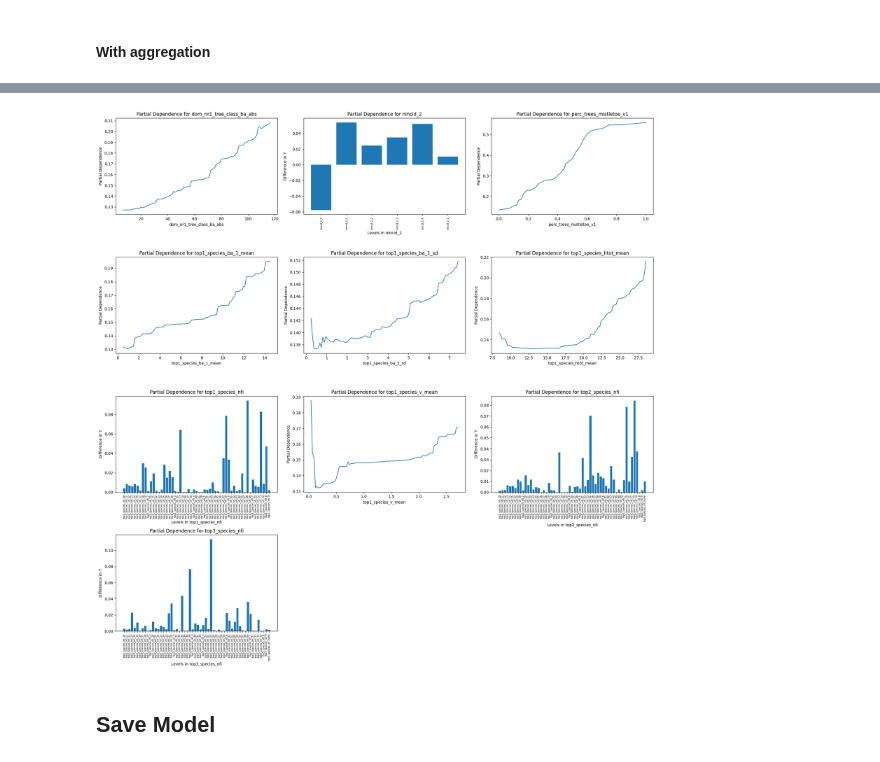
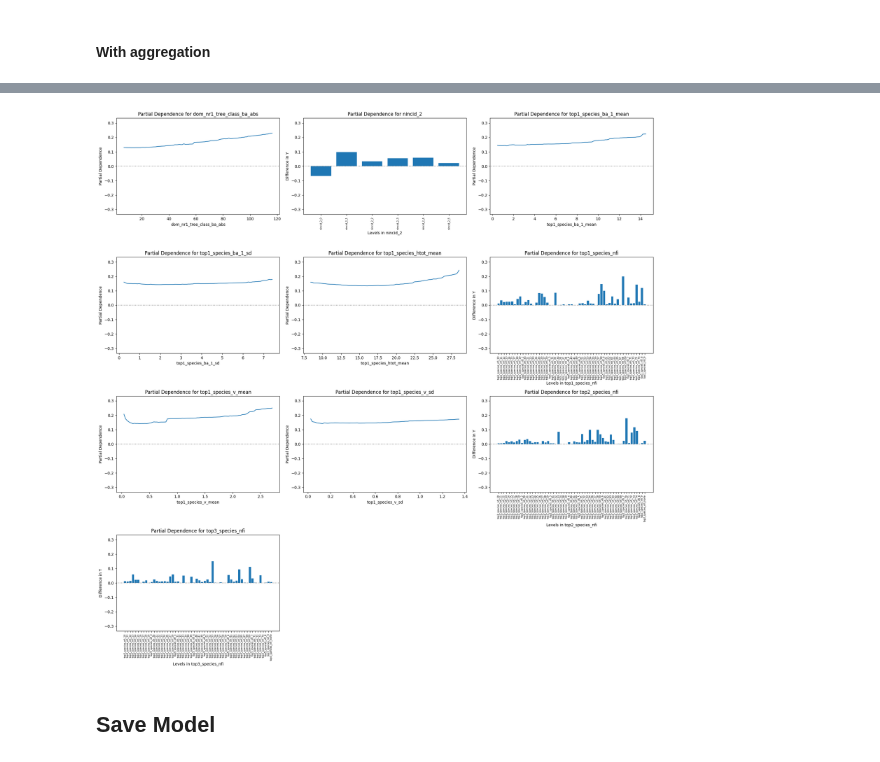
Before and after one commit to padasch/ifn_analysis, a Jupyter notebook: python/04_run_ml_models/run_random_forest.ipynb, the cells around one changed output, grey strips where cells are left out. Saved outputs shown, nothing was run; the diff lists cells and outputs as text; code cells hidden in the pictures.

Commit message:
major updates updated strata aggregation algorithm | added rmqs data | aggregated PDP plots

```diff
--- a/python/04_run_ml_models/run_random_forest.ipynb
+++ b/python/04_run_ml_models/run_random_forest.ipynb
@@ -1394,7 +1684,6 @@ with open(file_path, "w") as file:
 # %% [markdown]
 ## ⚙️ Data Cleaning
 # %%
-# Get dataset from above
-rf_data_raw = nfi_at_location_level_with_gee.copy()
+rf_data_raw = final_df_before_rf_section.copy()
 print("Shape of rf_data_raw:", rf_data_raw.shape)
 # %% [output]
@@ -2740,7 +2832,7 @@ Test Data:
 #### Without aggregation
 # %%
 if user_input["do_ref"]:
-    show_top_n = int(max_r2_features)
+    show_top_n = min(20, int(max_r2_features))
 else:
     show_top_n = 20
 # %%
@@ -2823,7 +2909,7 @@ var_ohe_dict_reduced = {
     for key, value in var_ohe_dict.items()
     if any(col in top_vars_pdp_ohed for col in value)
 }
+# Flip dict for easier handling
 dict_flipd = {
-    ohe: orig for orig, ohe_list in original_to_ohe.items() for ohe in ohe_list
+    ohe: orig for orig, ohe_list in var_ohe_dict_reduced.items() for ohe in ohe_list
 }
-dict_flipd
@@ -2867,8 +2935,27 @@ for i in range(len(top_vars_pdp_ohed)):
     )
     # Append new row to final_df
     final_df = pd.concat([final_df, new_row], axis=0)
+
+
+# Attach importance to sort and make sure the plotting order follows the importance
+# final_df = (
+#     pd.merge(
+#         final_df,
+#         df_featimp_withagg.rename(columns={"Feature": "non_ohed_var"})[
+#             ["non_ohed_var", "Importance"]
+#         ],
+#         on="non_ohed_var",
+#         how="left",
+#     )
+#     .sort_values(by="Importance", ascending=False)
+#     .drop(columns="Importance")
+# )
+
+max_effect = np.max(final_df["y_values"])
+df_groups = final_df.groupby("non_ohed_var")
 # %%
 import matplotlib.pyplot as plt
+
 
 def make_pdp_subplots(ax, df_in, var_name, var_type):
     if var_type == "categorical":
@@ -2878,9 +2965,12 @@ def make_pdp_subplots(ax, df_in, var_name, var_type):
 
         # Plot on the provided axis
         ax.bar(pivot_df.index, pivot_df["difference"])
+        ax.axhline(0, linestyle="dotted", color="gray")
+
         ax.set_xlabel(f"Levels in {var_name}")
         ax.set_xticklabels(ax.get_xticklabels(), rotation=90, fontsize=6)
         ax.set_ylabel("Difference in Y")
+        ax.set_ylim(-max_effect, max_effect)
         ax.set_title(f"Partial Dependence for {var_name}")
 
     else:
@@ -2889,40 +2979,42 @@ def make_pdp_subplots(ax, df_in, var_name, var_type):
 
         # Plot on the provided axis
         ax.plot(df_tmp["x_values"], df_tmp["y_values"])
+        ax.axhline(0, linestyle="dotted", color="gray")
         ax.set_xlabel(var_name)
         ax.set_ylabel("Partial Dependence")
+        ax.set_ylim(-max_effect, max_effect)
         ax.set_title(f"Partial Dependence for {var_name}")
 
 
 # Create a figure with m rows x n columns of subplots
 fig, axs = plt.subplots(4, 3, figsize=(20, 20))  # Adjust the figure size as needed
 axs = axs.flatten()  # Flatten the array to easily iterate over it
 
 # Iterate over groups and plot
 ax_idx = 0
 for name, group in df_groups:
     if len(reduced_var_ohe_dict[name]) > 1:
         # Make barplot
         make_pdp_subplots(
             ax=axs[ax_idx], df_in=group, var_name=name, var_type="categorical"
         )
     else:
         # Make lineplot
         make_pdp_subplots(
             ax=axs[ax_idx], df_in=group, var_name=name, var_type="numerical"
         )
     ax_idx += 1
     if ax_idx == 10:  # Stop plotting after 10 plots
         break
 
 # Turn off the last two axes
 for ax in axs[10:]:
     ax.axis("off")
 
 plt.tight_layout()
 plt.show()
 # %% [output]
-[figure, old version]
+[figure, new version]
 # %% [markdown]
 ## Save Model
 # %%
```
Also changed, not shown: parts of 33 cells of this notebook.
